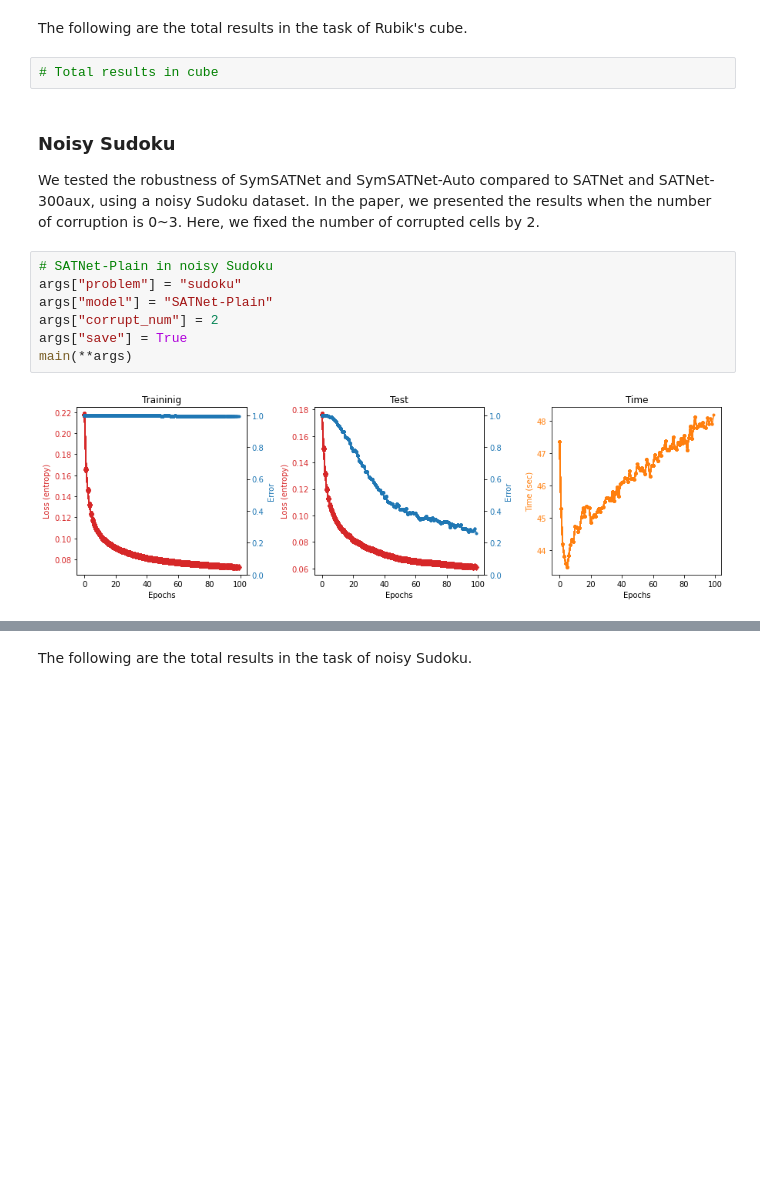
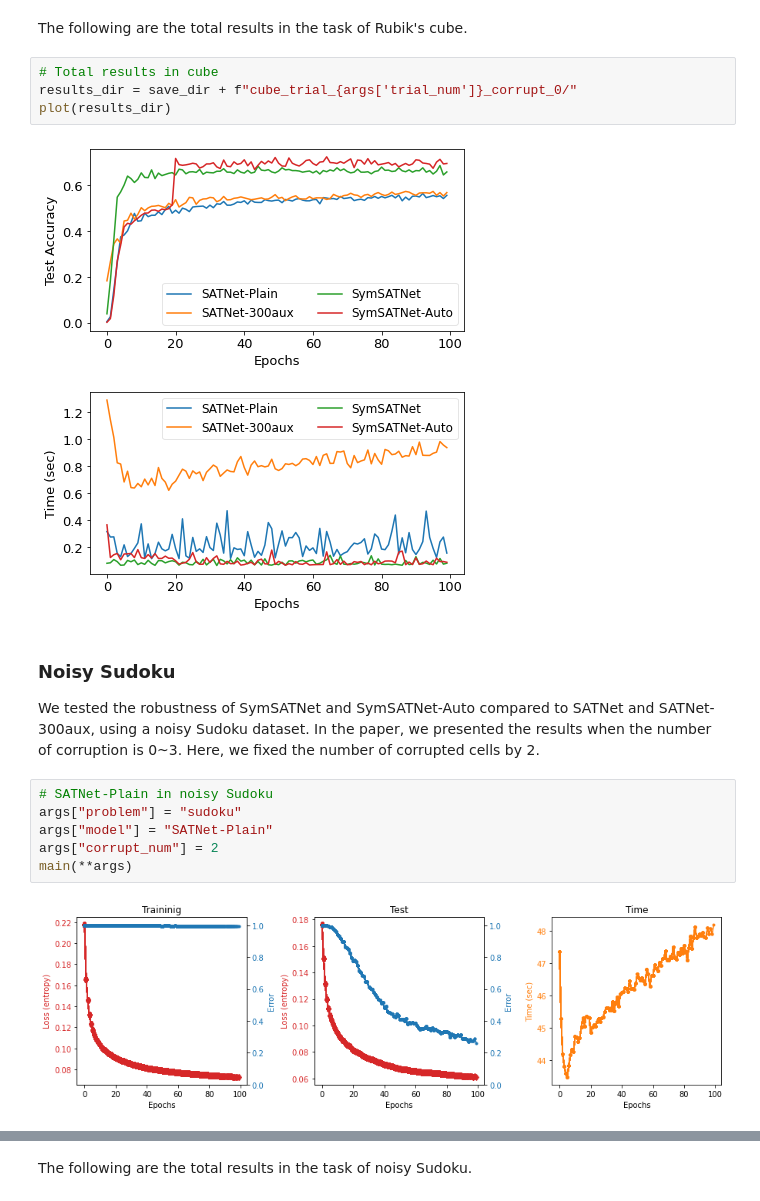
Before and after one commit to Lim-Sangho/SymSATNet, a Jupyter notebook: experiment.ipynb, the cells around one changed output, grey strips where cells are left out. Cells and saved outputs as stored; diff of their text form; blank space fills up the shorter version.

```diff
--- a/experiment.ipynb
+++ b/experiment.ipynb
@@ -129,6 +180,10 @@ main(**args)
 The following are the total results in the task of Rubik's cube.
 # %%
 # Total results in cube
+results_dir = save_dir + f"cube_trial_{args['trial_num']}_corrupt_0/"
+plot(results_dir)
+# %% [output]
+[figure, added]
 # %% [markdown]
 ### Noisy Sudoku
 We tested the robustness of SymSATNet and SymSATNet-Auto compared to SATNet and SATNet-300aux, using a noisy Sudoku dataset.
@@ -139,7 +194,6 @@ Here, we fixed the number of corrupted cells by 2.
 args["problem"] = "sudoku"
 args["model"] = "SATNet-Plain"
 args["corrupt_num"] = 2
-args["save"] = True
 main(**args)
 # %% [output]
 [figure]
```
Also changed, not shown: parts of 23 cells of this notebook, 1 other file.
